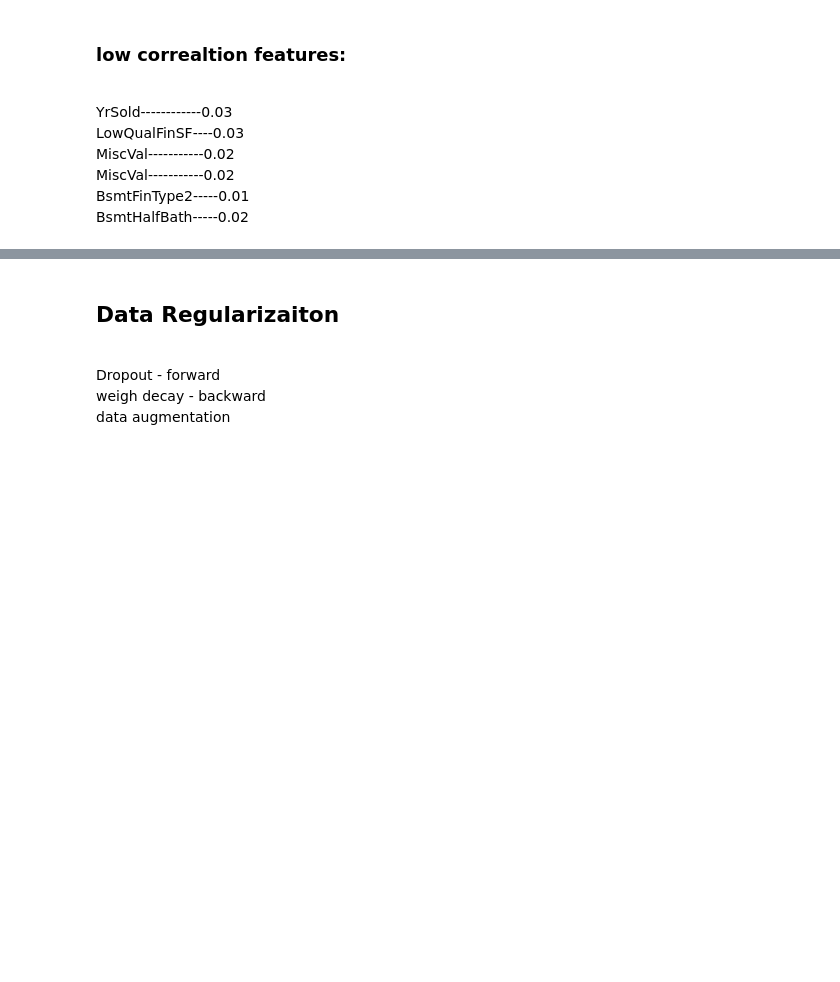
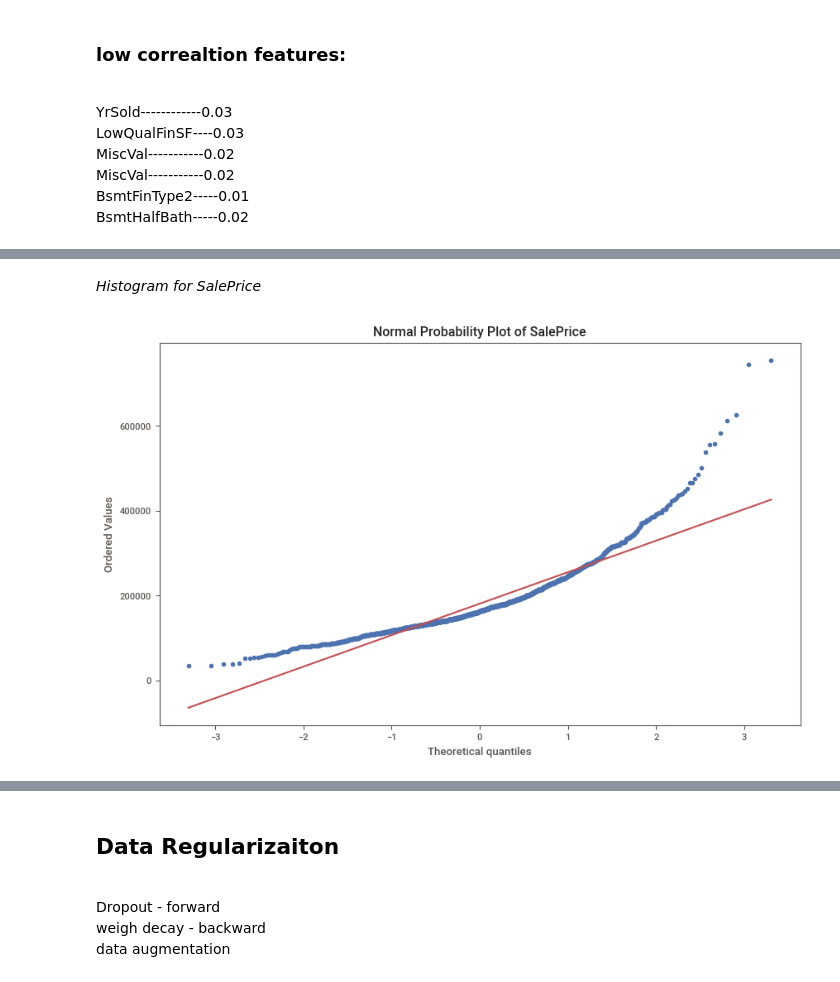
Before and after one commit to Danielbet21/House-Prices---Advanced-Regression-Techniques--ML, a Jupyter notebook: House_Pricing.ipynb, the cells around one changed output, grey strips where cells are left out. Cells and saved outputs as stored; diff of their text form; code cells hidden in the pictures; blank space fills up the shorter version.

```diff
--- a/House_Pricing.ipynb
+++ b/House_Pricing.ipynb
@@ -194,35 +396,0 @@ memory usage: 102.8+ KB
-# %%
-# encode the Bsmt__ features to numerical values
-def encode_ex_to_po(df, feature):
-    df[feature] = df[feature].map({'Ex': 5, 'Gd': 4, 'TA': 3, 'Fa': 2, 'Po': 1, np.nan: 0})
-    return df[feature]
-
-def encode_gd_to_no(df, feature):
-    df[feature] = df[feature].map({'Gd': 3, 'Av': 2, 'Mn': 1, 'No': 0, np.nan: -1})
-    return df[feature]
-
-def encode_glq_to_unf(df, feature):
-    df[feature] = df[feature].map({'GLQ': 6, 'ALQ': 5, 'BLQ': 4, 'Rec': 3, 'LwQ': 2, 'Unf': 1, np.nan: 0})
-    return df[feature]
-
-train_data['BsmtQual'] = encode_ex_to_po(train_data, 'BsmtQual')
-# train_data['BsmtQual'] = train_data['BsmtQual'].map({'Ex': 5, 'Gd': 4, 'TA': 3, 'Fa': 2, 'Po': 1, np.nan: 0})
-# train_data['BsmtQual'] = train_data['BsmtQual'].fillna(train_data['BsmtQual'].mean())
-
-train_data['BsmtCond'] = encode_ex_to_po(train_data, 'BsmtCond')
-# train_data['BsmtCond'] = train_data['BsmtCond'].map({'Ex': 5, 'Gd': 4, 'TA': 3, 'Fa': 2, 'Po': 1, np.nan: 0})
-# train_data['BsmtCond'] = train_data['BsmtCond'].fillna(train_data['BsmtCond'].mean())
-
-train_data['BsmtExposure'] = encode_gd_to_no(train_data, 'BsmtExposure')
-# train_data['BsmtExposure'] = train_data['BsmtExposure'].map({'Gd': 3, 'Av': 2, 'Mn': 1, 'No': 0, np.nan: -1})
-# train_data['BsmtExposure'] = train_data['BsmtExposure'].fillna(train_data['BsmtExposure'].mean())
-
-train_data['BsmtFinType1'] = encode_glq_to_unf(train_data, 'BsmtFinType1')
-# train_data['BsmtFinType1'] = train_data['BsmtFinType1'].map({'GLQ': 6, 'ALQ': 5, 'BLQ': 4, 'Rec': 3, 'LwQ': 2, 'Unf': 1, np.nan: 0})
-# train_data['BsmtFinType1'] = train_data['BsmtFinType1'].fillna(train_data['BsmtFinType1'].mean())
-
-
-# train_data['BsmtFinSF1'] = train_data['BsmtFinSF1'].fillna(train_data['BsmtFinSF1'].mean())
-# train_data['BsmtFinSF2'] = train_data['BsmtFinSF2'].fillna(train_data['BsmtFinSF2'].mean())
-
-train_data[['BsmtFinType1', 'BsmtExposure', 'BsmtCond', 'BsmtQual']].info()
@@ -240,0 +412,2 @@ memory usage: 45.8 KB
+# %% [markdown]
+*Histogram for SalePrice*
@@ -240,0 +418,10 @@ memory usage: 45.8 KB
+# %%
+from scipy import stats
+
+if show_graphs:
+    plt.figure(figsize=(10, 6))
+    stats.probplot(train_data['SalePrice'], dist="norm", plot=plt)
+    plt.title('Normal Probability Plot of SalePrice')
+    plt.show()
+# %% [output]
+[figure, added]
```
Also changed, not shown: parts of 58 cells of this notebook.
